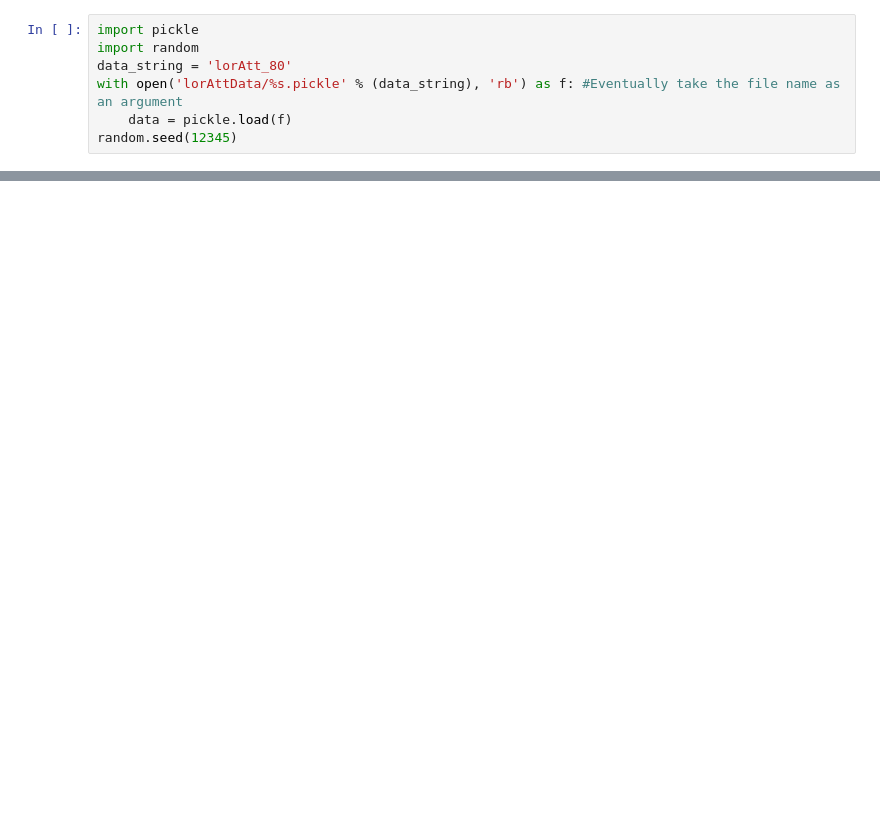
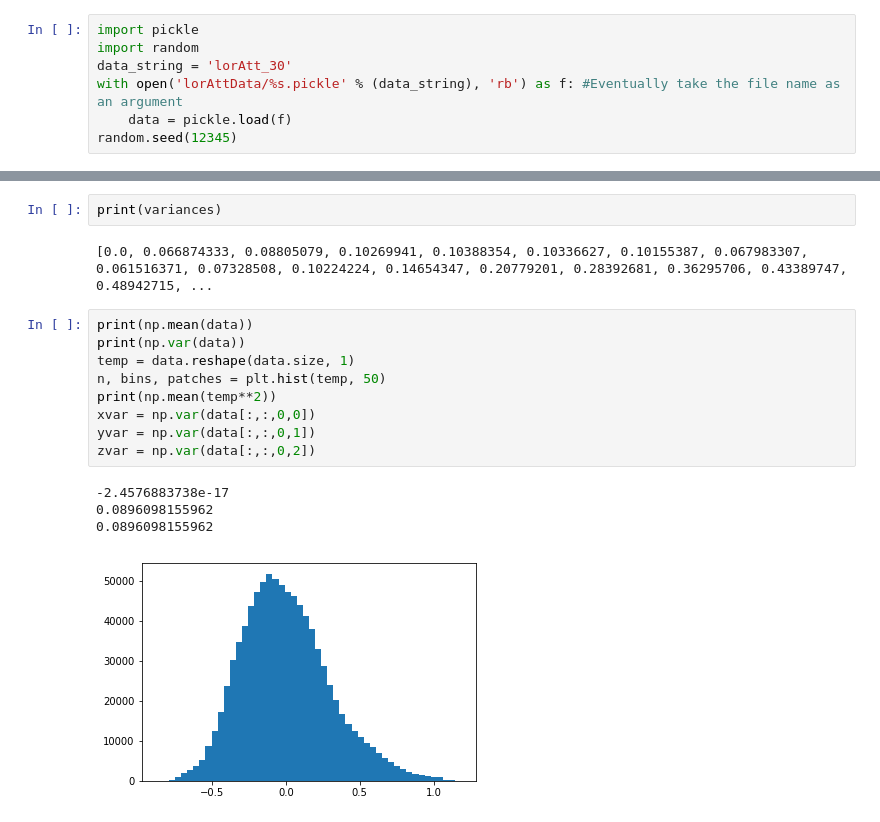
Before and after one commit to sarangmittal/DLRG, a Jupyter notebook: VarianceDynamics.ipynb, the cells around one changed output, grey strips where cells are left out. Saved outputs shown, nothing was run; the diff lists cells and outputs as text; blank space fills up the shorter version.

```diff
--- a/VarianceDynamics.ipynb
+++ b/VarianceDynamics.ipynb
@@ -60,7 +61,7 @@ print(output)
 # %%
 import pickle
 import random
-data_string = 'lorAtt_80'
+data_string = 'lorAtt_30'
 with open('lorAttData/%s.pickle' % (data_string), 'rb') as f: #Eventually take the file name as an argument
     data = pickle.load(f)
 random.seed(12345)
@@ -219,0 +226,18 @@ print(len(data))
+# %%
+print(variances)
+# %% [output]
+[0.0, 0.066874333, 0.08805079, 0.10269941, 0.10388354, 0.10336627, 0.10155387, 0.067983307, 0.061516371, 0.07328508, 0.10224224, 0.14654347, 0.20779201, 0.28392681, 0.36295706, 0.43389747, 0.48942715, ...
+# %%
+print(np.mean(data))
+print(np.var(data))
+temp = data.reshape(data.size, 1)
+n, bins, patches = plt.hist(temp, 50)
+print(np.mean(temp**2))
+xvar = np.var(data[:,:,0,0])
+yvar = np.var(data[:,:,0,1])
+zvar = np.var(data[:,:,0,2])
+# %% [output]
+-2.4576883738e-17
+0.0896098155962
+0.0896098155962
+[figure, added]
```
Also changed, not shown: parts of 6 cells of this notebook, 13 other files.
